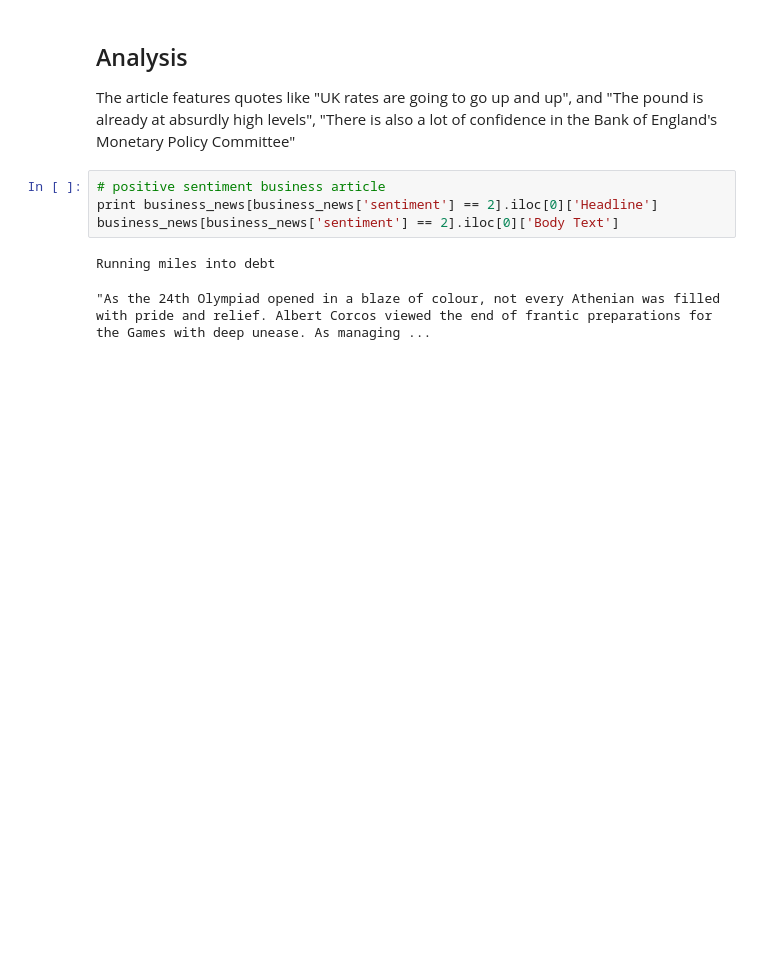
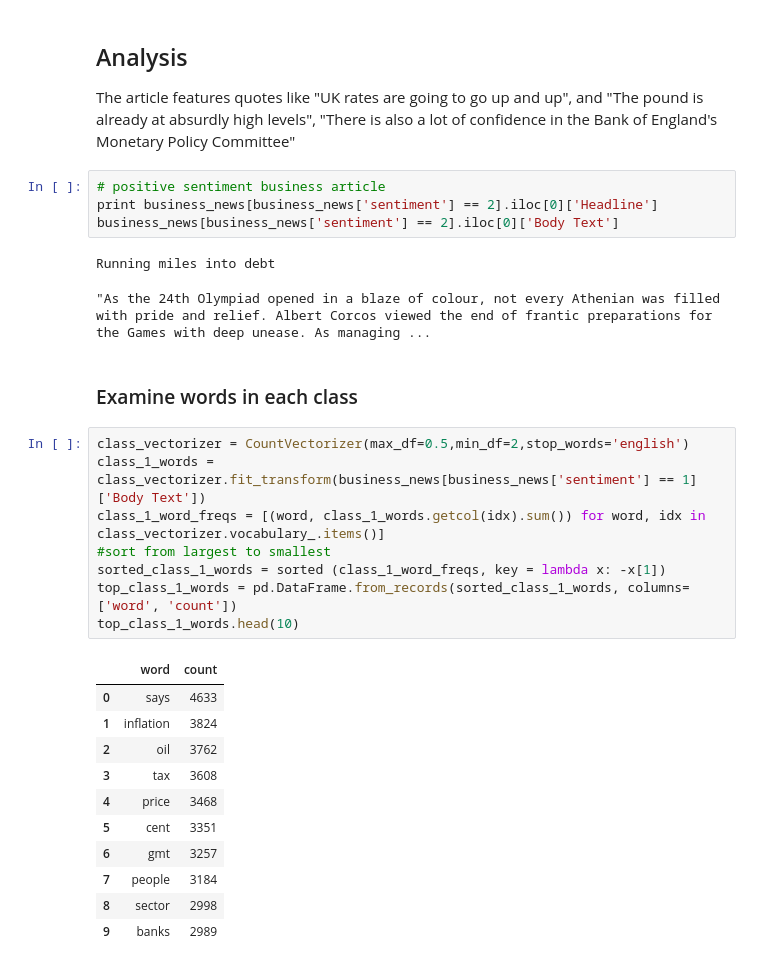
Before and after one commit to nikhilaravi/exchangerate, a Jupyter notebook: data_collection/Sentiment_analysis_exploration.ipynb, the cells around one changed output. Drawn from its saved outputs; the diff is of its cells as text; blank space fills up the shorter version.

```diff
--- a/data_collection/Sentiment_analysis_exploration.ipynb
+++ b/data_collection/Sentiment_analysis_exploration.ipynb
@@ -310,3 +309,25 @@ business_news[business_news['sentiment'] == 2].iloc[0]['Body Text']
 # %% [output]
 Running miles into debt
 "As the 24th Olympiad opened in a blaze of colour, not every Athenian was filled with pride and relief. Albert Corcos viewed the end of frantic preparations for the Games with deep unease. As managing ...
+# %% [markdown]
+### Examine words in each class
+# %%
+class_vectorizer = CountVectorizer(max_df=0.5,min_df=2,stop_words='english')
+class_1_words = class_vectorizer.fit_transform(business_news[business_news['sentiment'] == 1]['Body Text'])
+class_1_word_freqs = [(word, class_1_words.getcol(idx).sum()) for word, idx in class_vectorizer.vocabulary_.items()]
+#sort from largest to smallest
+sorted_class_1_words = sorted (class_1_word_freqs, key = lambda x: -x[1])
+top_class_1_words = pd.DataFrame.from_records(sorted_class_1_words, columns=['word', 'count'])
+top_class_1_words.head(10)
+# %% [output]
+|  | word | count |
+| 0 | says | 4633 |
+| 1 | inflation | 3824 |
+| 2 | oil | 3762 |
+| 3 | tax | 3608 |
+| 4 | price | 3468 |
+| 5 | cent | 3351 |
+| 6 | gmt | 3257 |
+| 7 | people | 3184 |
+| 8 | sector | 2998 |
+| 9 | banks | 2989 |
```
Also changed, not shown: parts of 9 cells of this notebook, 8 other files.
